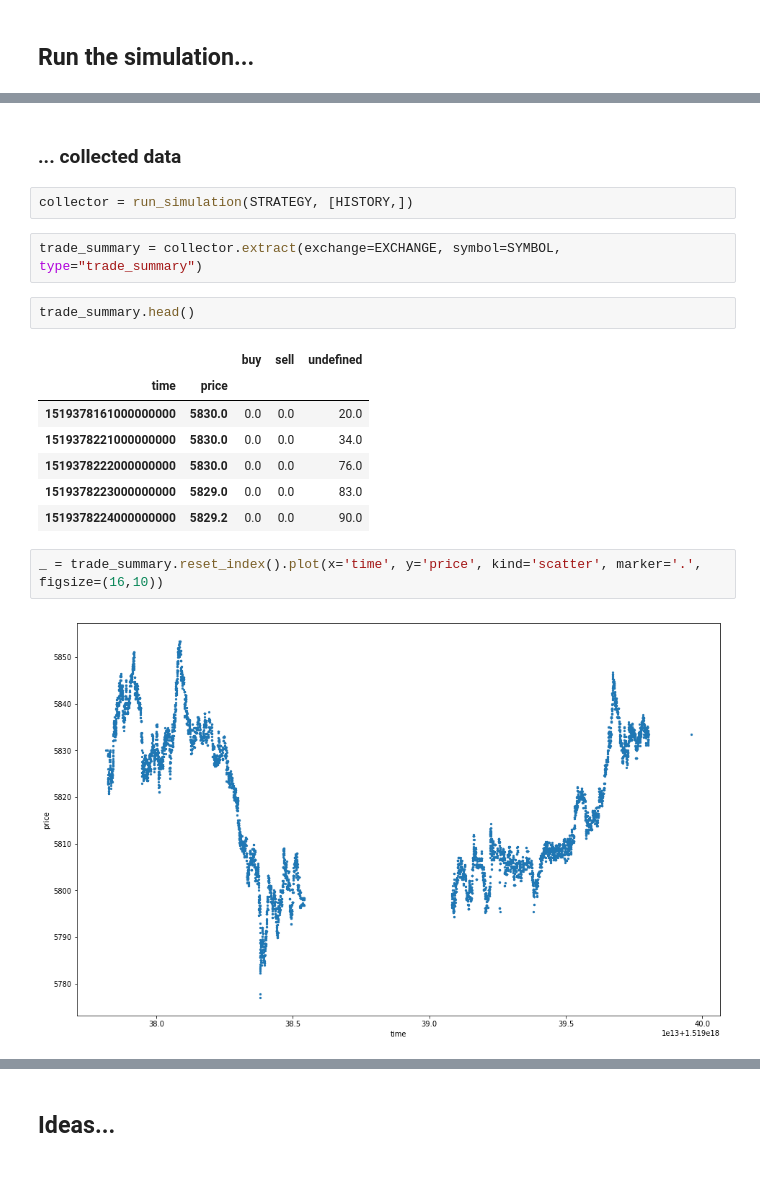
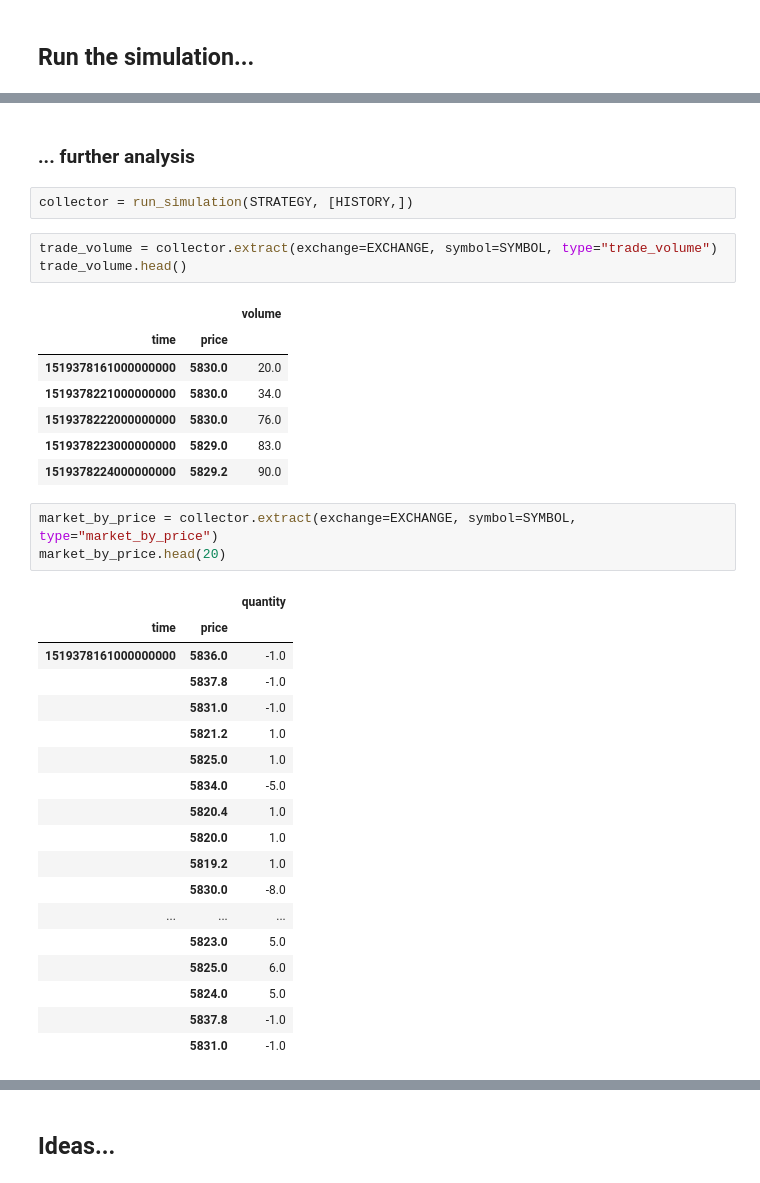
Before and after one commit to Sahanduiuc/roq-jupyter, a Jupyter notebook: notebooks/simple.ipynb, the cells around one changed output, grey strips where cells are left out. Drawn from its saved outputs; the diff is of its cells as text.

```diff
--- a/notebooks/simple.ipynb
+++ b/notebooks/simple.ipynb
@@ -319,20 +319,37 @@ STRATEGY = Strategy(account=ACCOUNT, exchange=EXCHANGE, symbol=SYMBOL)
-# %% [markdown]
-### ... collected data
+# %% [markdown]
+### ... further analysis
 # %%
 collector = run_simulation(STRATEGY, [HISTORY,])
 # %%
-trade_summary = collector.extract(exchange=EXCHANGE, symbol=SYMBOL, type="trade_summary")
+trade_volume = collector.extract(exchange=EXCHANGE, symbol=SYMBOL, type="trade_volume")
+trade_volume.head()
+# %% [output]
+|  |  | volume |
+| time | price |  |
+| 1519378161000000000 | 5830.0 | 20.0 |
+| 1519378221000000000 | 5830.0 | 34.0 |
+| 1519378222000000000 | 5830.0 | 76.0 |
+| 1519378223000000000 | 5829.0 | 83.0 |
+| 1519378224000000000 | 5829.2 | 90.0 |
-# %%
-trade_summary.head()
-# %% [output]
-|  |  | buy | sell | undefined |
-| time | price |  |  |  |
-| 1519378161000000000 | 5830.0 | 0.0 | 0.0 | 20.0 |
-| 1519378221000000000 | 5830.0 | 0.0 | 0.0 | 34.0 |
-| 1519378222000000000 | 5830.0 | 0.0 | 0.0 | 76.0 |
-| 1519378223000000000 | 5829.0 | 0.0 | 0.0 | 83.0 |
-| 1519378224000000000 | 5829.2 | 0.0 | 0.0 | 90.0 |
-# %%
-_ = trade_summary.reset_index().plot(x='time', y='price', kind='scatter', marker='.', figsize=(16,10))
-# %% [output]
-[figure, removed]
+# %%
+market_by_price = collector.extract(exchange=EXCHANGE, symbol=SYMBOL, type="market_by_price")
+market_by_price.head(20)
+# %% [output]
+|  |  | quantity |
+| time | price |  |
+| 1519378161000000000 | 5836.0 | -1.0 |
+|  | 5837.8 | -1.0 |
+|  | 5831.0 | -1.0 |
+|  | 5821.2 | 1.0 |
+|  | 5825.0 | 1.0 |
+|  | 5834.0 | -5.0 |
+|  | 5820.4 | 1.0 |
+|  | 5820.0 | 1.0 |
+|  | 5819.2 | 1.0 |
+|  | 5830.0 | -8.0 |
+| ... | ... | ... |
+|  | 5823.0 | 5.0 |
+|  | 5825.0 | 6.0 |
+|  | 5824.0 | 5.0 |
+|  | 5837.8 | -1.0 |
+|  | 5831.0 | -1.0 |
```
Also changed, not shown: parts of 9 cells of this notebook.
